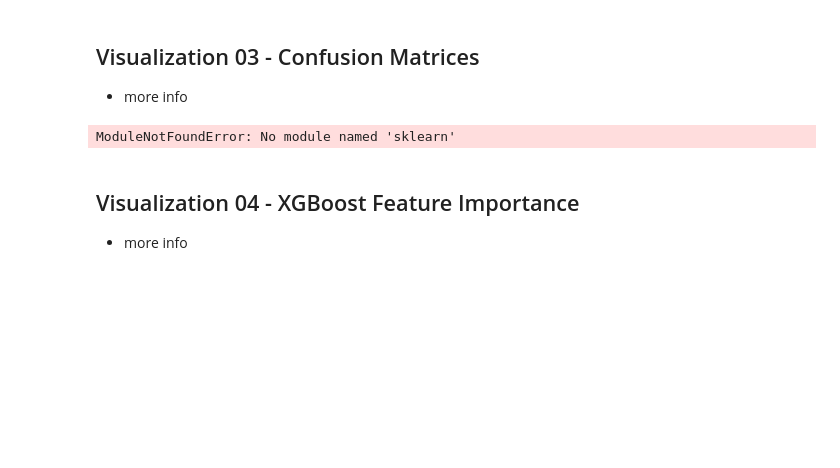
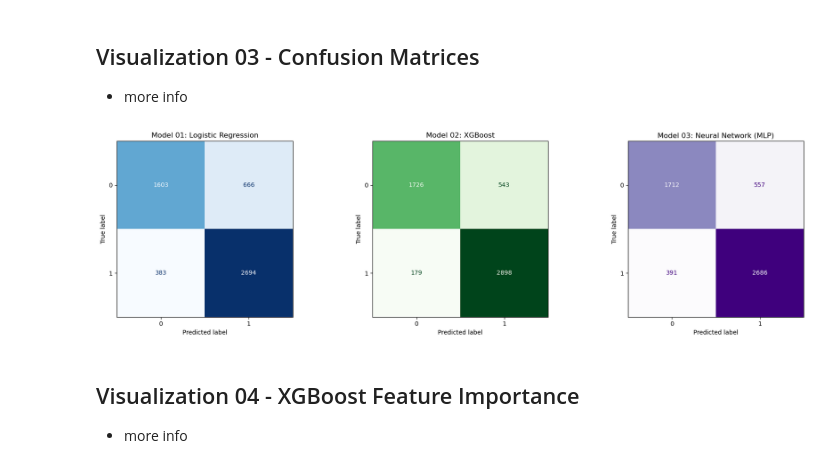
Before and after one commit to bhoamikhona/student-performance-ml, a Jupyter notebook: student-performance-ml.ipynb, the cells around one changed output. Drawn from its saved outputs; the diff is of its cells as text; code cells hidden in the pictures; blank space fills up the shorter version.

```diff
--- a/student-performance-ml.ipynb
+++ b/student-performance-ml.ipynb
@@ -511,43 +550,43 @@ import matplotlib.pyplot as plt
 # create 3 plots side by side
 fig, axes = plt.subplots(1, 3, figsize=(18, 5))
 
-# Model 01: Logistic Regression
+# Model 01: Logistic Regression (USE SCALED)
 ConfusionMatrixDisplay.from_estimator(
-    log_model,
-    X_test,
+    lr_model,
+    X_test_scaled,
     y_test,
     ax=axes[0],
     cmap='Blues',
     colorbar=False
 )
 axes[0].set_title("Model 01: Logistic Regression")
 
-# Model 02: XGBoost
+# Model 02: XGBoost (USE RAW DATA)
 ConfusionMatrixDisplay.from_estimator(
     xgb_model,
     X_test,
     y_test,
     ax=axes[1],
     cmap='Greens',
     colorbar=False
 )
 axes[1].set_title("Model 02: XGBoost")
 
-# Model 03: Neural Network (MLP)
+# Model 03: Neural Network (USE SCALED)
 ConfusionMatrixDisplay.from_estimator(
     mlp_model,
-    X_test_scaled,   # IMPORTANT: use scaled data
+    X_test_scaled,
     y_test,
     ax=axes[2],
     cmap='Purples',
     colorbar=False
 )
 axes[2].set_title("Model 03: Neural Network (MLP)")
 
 plt.tight_layout()
 plt.show()
 # %% [output]
-ModuleNotFoundError: No module named 'sklearn'
+[figure, added]
 # %% [markdown]
 ## Visualization 04 - XGBoost Feature Importance
 - more info
```
Also changed, not shown: parts of 7 cells of this notebook.
